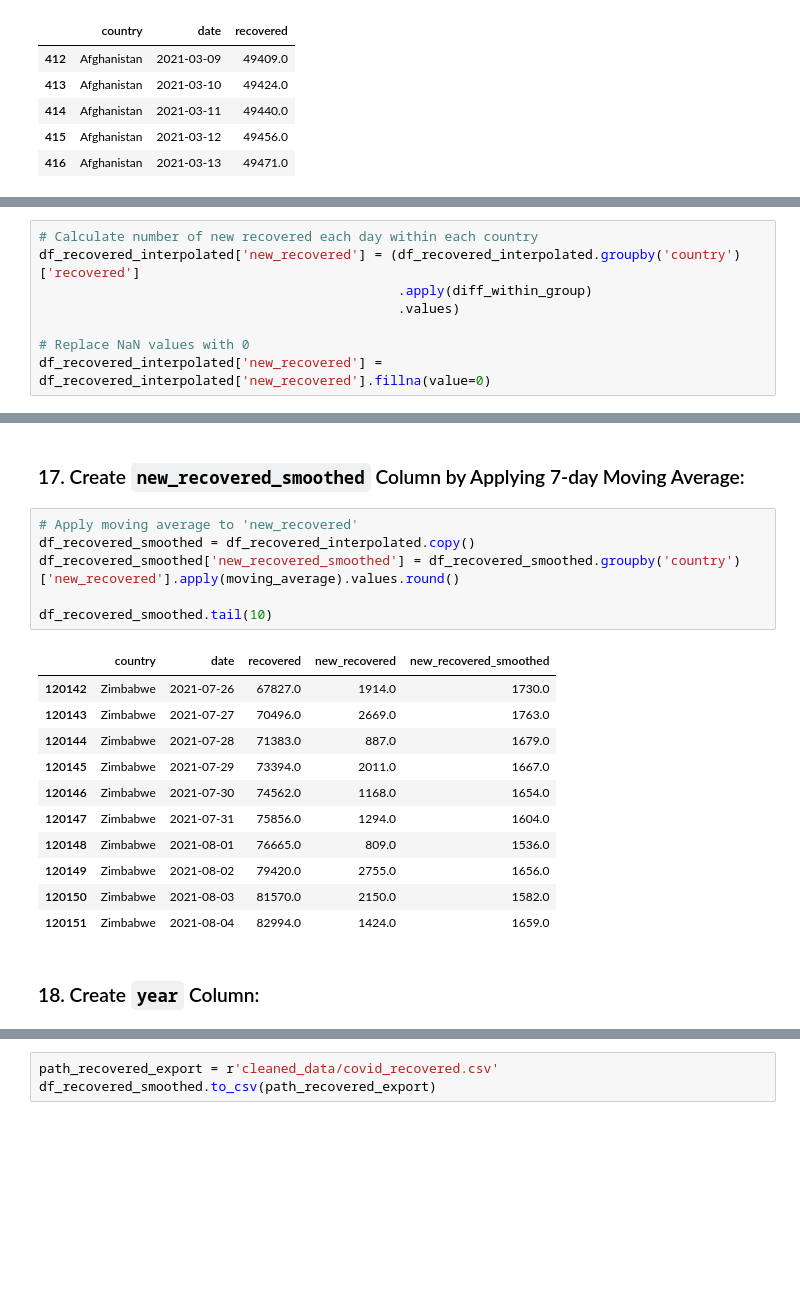
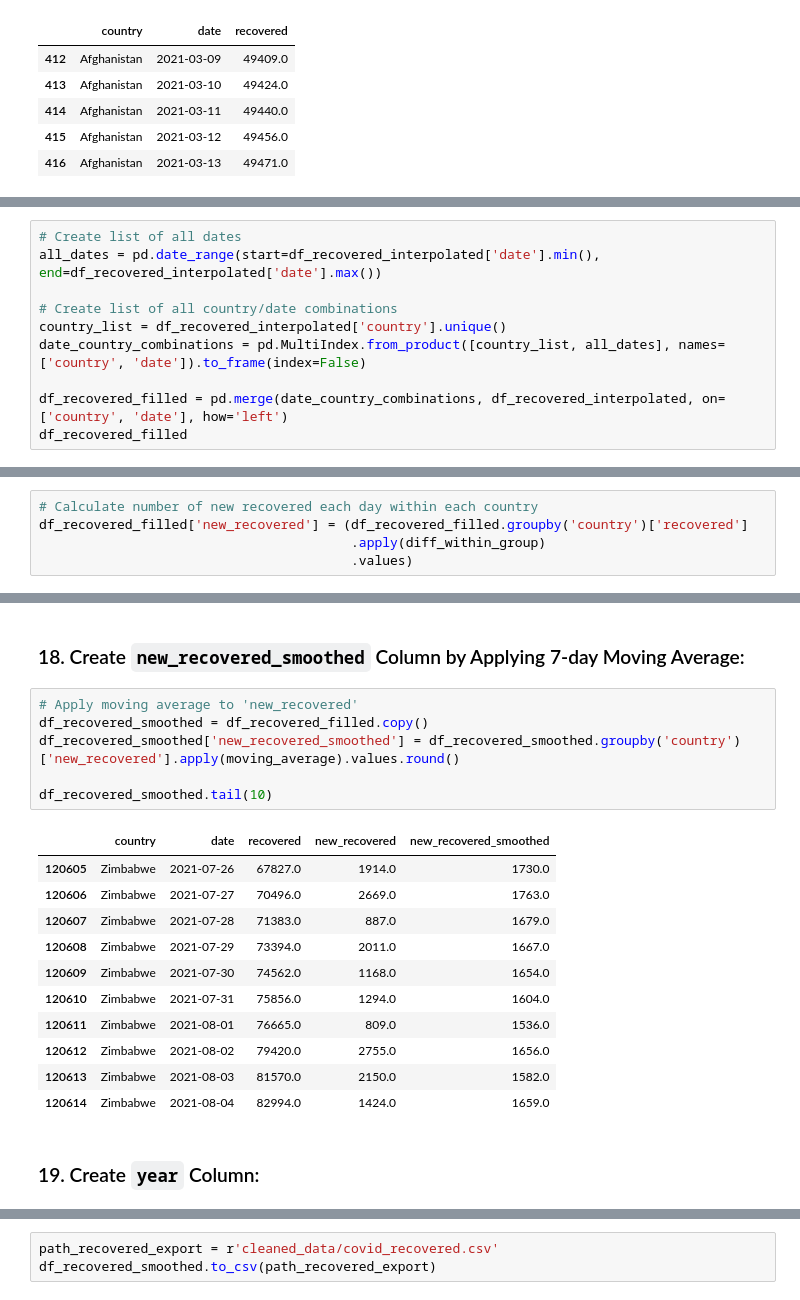
Before and after one commit to jamesinjune/COVID_19_Across_the_World, a Jupyter notebook: notebooks/COVID19_Datasets_Cleaning.ipynb, the cells around one changed output, grey strips where cells are left out. Drawn from its saved outputs; the diff is of its cells as text; blank space fills up the shorter version.

Commit message:
Update data cleaning notebook
- Added full date range for every country in 'covid_recovered'. Missing values are now null instead of having rows dropped.

```diff
--- a/notebooks/COVID19_Datasets_Cleaning.ipynb
+++ b/notebooks/COVID19_Datasets_Cleaning.ipynb
@@ -1554,0 +1557,10 @@ df_recovered_interpolated.loc[412:416]
+# %%
+# Create list of all dates
+all_dates = pd.date_range(start=df_recovered_interpolated['date'].min(), end=df_recovered_interpolated['date'].max())
+
+# Create list of all country/date combinations
+country_list = df_recovered_interpolated['country'].unique()
+date_country_combinations = pd.MultiIndex.from_product([country_list, all_dates], names=['country', 'date']).to_frame(index=False)
+
+df_recovered_filled = pd.merge(date_country_combinations, df_recovered_interpolated, on=['country', 'date'], how='left')
+df_recovered_filled
@@ -1560,10 +1585,7 @@ Create `new_recovered` column by grouping by country, then using `.diff()` to ca
 # %%
 # Calculate number of new recovered each day within each country
-df_recovered_interpolated['new_recovered'] = (df_recovered_interpolated.groupby('country')['recovered']
-                                              .apply(diff_within_group)
-                                              .values)
-
-# Replace NaN values with 0
-df_recovered_interpolated['new_recovered'] = df_recovered_interpolated['new_recovered'].fillna(value=0)
+df_recovered_filled['new_recovered'] = (df_recovered_filled.groupby('country')['recovered']
+                                        .apply(diff_within_group)
+                                        .values)
 # %%
 # Check output
@@ -1585,25 +1607,25 @@ df_recovered_interpolated
 # %% [markdown]
-### 17. Create `new_recovered_smoothed` Column by Applying 7-day Moving Average:
+### 18. Create `new_recovered_smoothed` Column by Applying 7-day Moving Average:
 # %%
 # Apply moving average to 'new_recovered'
-df_recovered_smoothed = df_recovered_interpolated.copy()
+df_recovered_smoothed = df_recovered_filled.copy()
 df_recovered_smoothed['new_recovered_smoothed'] = df_recovered_smoothed.groupby('country')['new_recovered'].apply(moving_average).values.round()
 
 df_recovered_smoothed.tail(10)
 # %% [output]
 |  | country | date | recovered | new_recovered | new_recovered_smoothed |
-| 120142 | Zimbabwe | 2021-07-26 | 67827.0 | 1914.0 | 1730.0 |
-| 120143 | Zimbabwe | 2021-07-27 | 70496.0 | 2669.0 | 1763.0 |
-| 120144 | Zimbabwe | 2021-07-28 | 71383.0 | 887.0 | 1679.0 |
-| 120145 | Zimbabwe | 2021-07-29 | 73394.0 | 2011.0 | 1667.0 |
-| 120146 | Zimbabwe | 2021-07-30 | 74562.0 | 1168.0 | 1654.0 |
-| 120147 | Zimbabwe | 2021-07-31 | 75856.0 | 1294.0 | 1604.0 |
-| 120148 | Zimbabwe | 2021-08-01 | 76665.0 | 809.0 | 1536.0 |
-| 120149 | Zimbabwe | 2021-08-02 | 79420.0 | 2755.0 | 1656.0 |
-| 120150 | Zimbabwe | 2021-08-03 | 81570.0 | 2150.0 | 1582.0 |
-| 120151 | Zimbabwe | 2021-08-04 | 82994.0 | 1424.0 | 1659.0 |
+| 120605 | Zimbabwe | 2021-07-26 | 67827.0 | 1914.0 | 1730.0 |
+| 120606 | Zimbabwe | 2021-07-27 | 70496.0 | 2669.0 | 1763.0 |
+| 120607 | Zimbabwe | 2021-07-28 | 71383.0 | 887.0 | 1679.0 |
+| 120608 | Zimbabwe | 2021-07-29 | 73394.0 | 2011.0 | 1667.0 |
+| 120609 | Zimbabwe | 2021-07-30 | 74562.0 | 1168.0 | 1654.0 |
+| 120610 | Zimbabwe | 2021-07-31 | 75856.0 | 1294.0 | 1604.0 |
+| 120611 | Zimbabwe | 2021-08-01 | 76665.0 | 809.0 | 1536.0 |
+| 120612 | Zimbabwe | 2021-08-02 | 79420.0 | 2755.0 | 1656.0 |
+| 120613 | Zimbabwe | 2021-08-03 | 81570.0 | 2150.0 | 1582.0 |
+| 120614 | Zimbabwe | 2021-08-04 | 82994.0 | 1424.0 | 1659.0 |
 # %% [markdown]
-### 18. Create `year` Column:
+### 19. Create `year` Column:
 # %%
 # Extract and create year column from date
 df_recovered_smoothed['year'] = df_recovered_smoothed['date'].dt.strftime('%Y-%m-%d').replace(to_replace='-\d{2}-\d{2}$', value='', regex=True)
```
Also changed, not shown: parts of 11 cells of this notebook.
